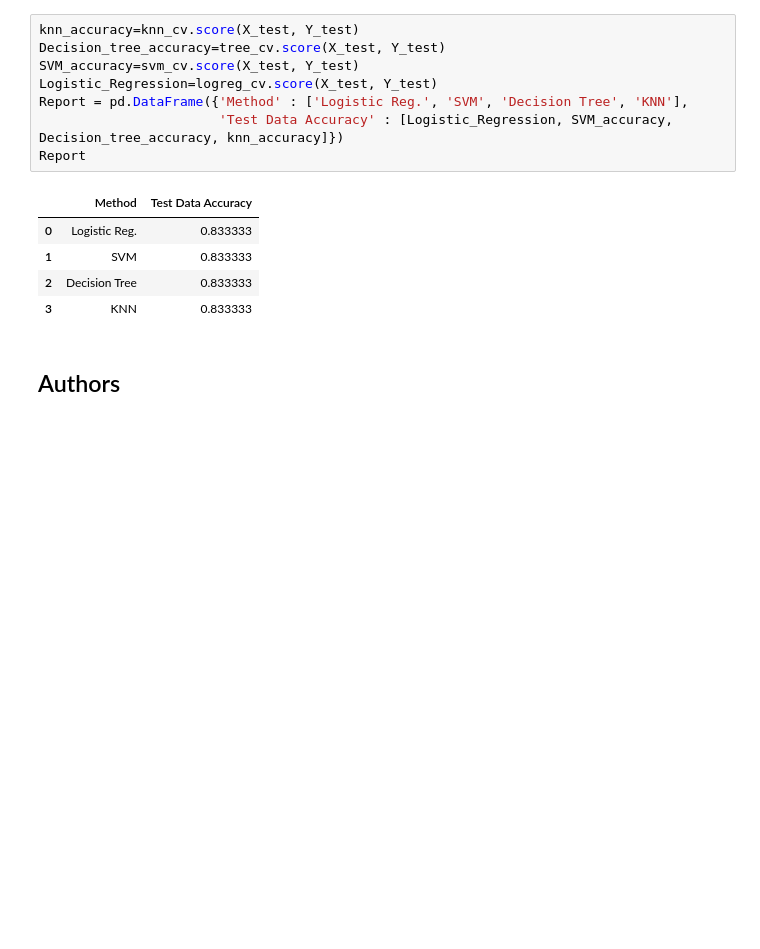
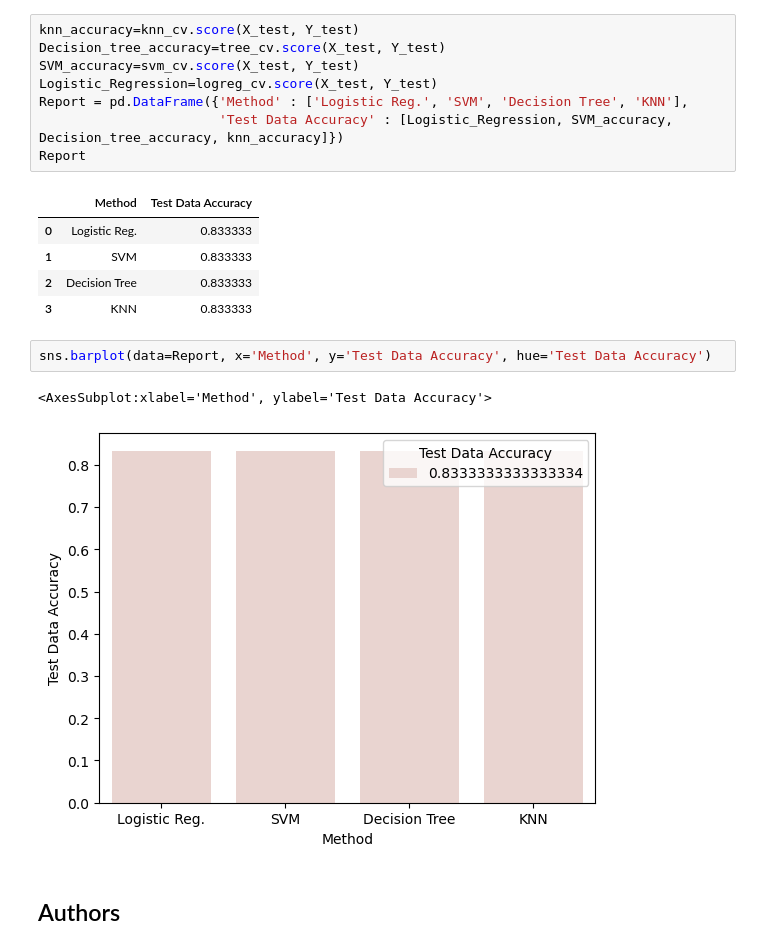
Before and after one commit to YelamanBaidol/IBM-COURSE-10, a Jupyter notebook: SpaceX_Machine Learning Prediction_Part_5.ipynb, the cells around one changed output. Saved outputs shown, nothing was run; the diff lists cells and outputs as text; blank space fills up the shorter version.

```diff
--- a/SpaceX_Machine Learning Prediction_Part_5.ipynb
+++ b/SpaceX_Machine Learning Prediction_Part_5.ipynb
@@ -367,6 +371,11 @@ Report
 | 1 | SVM | 0.833333 |
 | 2 | Decision Tree | 0.833333 |
 | 3 | KNN | 0.833333 |
+# %%
+sns.barplot(data=Report, x='Method', y='Test Data Accuracy', hue='Test Data Accuracy')
+# %% [output]
+<AxesSubplot:xlabel='Method', ylabel='Test Data Accuracy'>
+[figure, added]
 # %% [markdown]
 ## Authors
 # %% [markdown]
```
Also changed, not shown: parts of 3 cells of this notebook, 1 other file.
